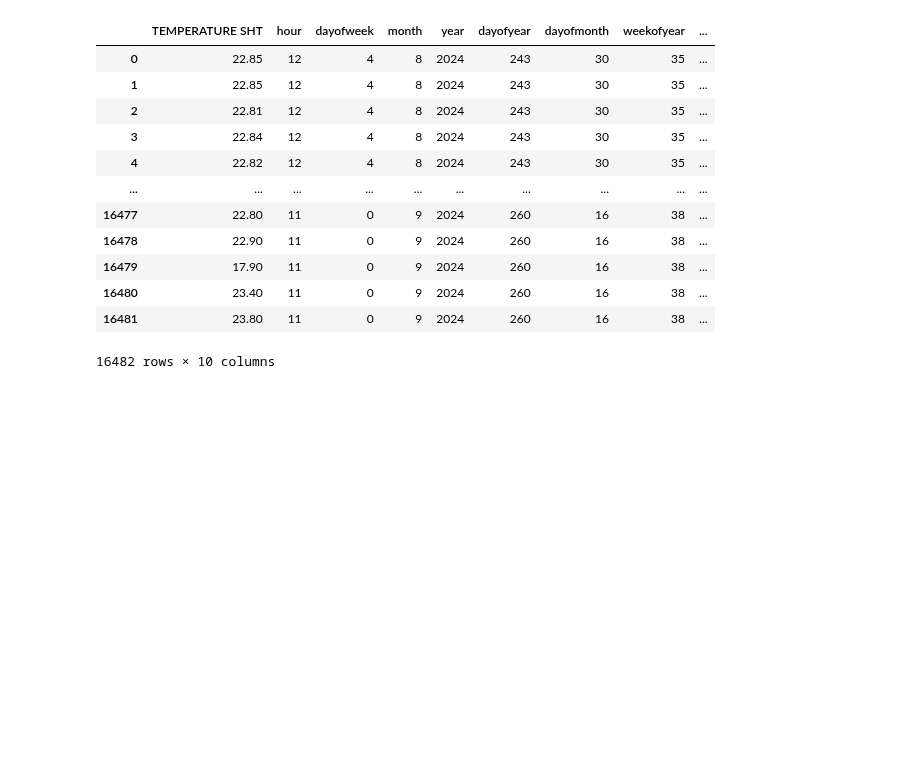
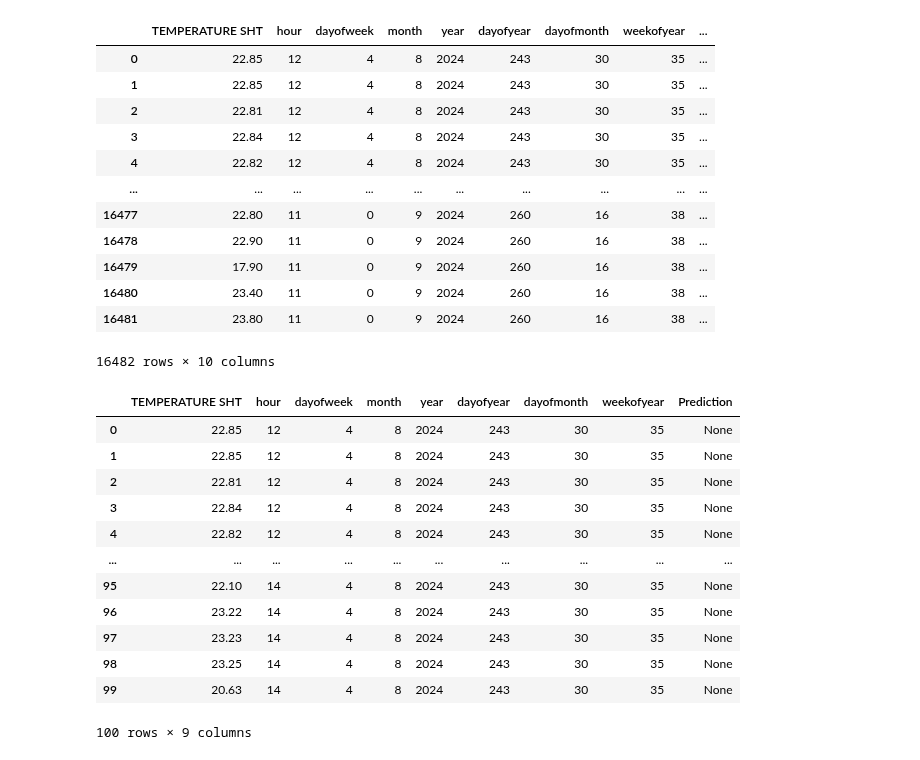
Before and after one commit to Winfry/Upande, a Jupyter notebook: tesst.ipynb, the cells around one changed output. Cells and saved outputs as stored; diff of their text form; code cells hidden in the pictures; blank space fills up the shorter version.

Commit message:
PowerPredictionKe

```diff
--- a/tesst.ipynb
+++ b/tesst.ipynb
@@ -378,3 +378,19 @@ dfr
 | 16480 | 23.40 | 11 | 0 | 9 | 2024 | 260 | 16 | 38 | ... |
 | 16481 | 23.80 | 11 | 0 | 9 | 2024 | 260 | 16 | 38 | ... |
 16482 rows × 10 columns
+# %%
+df.head(100)
+# %% [output]
+|  | TEMPERATURE SHT | hour | dayofweek | month | year | dayofyear | dayofmonth | weekofyear | Prediction |
+| 0 | 22.85 | 12 | 4 | 8 | 2024 | 243 | 30 | 35 | None |
+| 1 | 22.85 | 12 | 4 | 8 | 2024 | 243 | 30 | 35 | None |
+| 2 | 22.81 | 12 | 4 | 8 | 2024 | 243 | 30 | 35 | None |
+| 3 | 22.84 | 12 | 4 | 8 | 2024 | 243 | 30 | 35 | None |
+| 4 | 22.82 | 12 | 4 | 8 | 2024 | 243 | 30 | 35 | None |
+| ... | ... | ... | ... | ... | ... | ... | ... | ... | ... |
+| 95 | 22.10 | 14 | 4 | 8 | 2024 | 243 | 30 | 35 | None |
+| 96 | 23.22 | 14 | 4 | 8 | 2024 | 243 | 30 | 35 | None |
+| 97 | 23.23 | 14 | 4 | 8 | 2024 | 243 | 30 | 35 | None |
+| 98 | 23.25 | 14 | 4 | 8 | 2024 | 243 | 30 | 35 | None |
+| 99 | 20.63 | 14 | 4 | 8 | 2024 | 243 | 30 | 35 | None |
+100 rows × 9 columns
```
Also changed, not shown: parts of 1 cell of this notebook.
